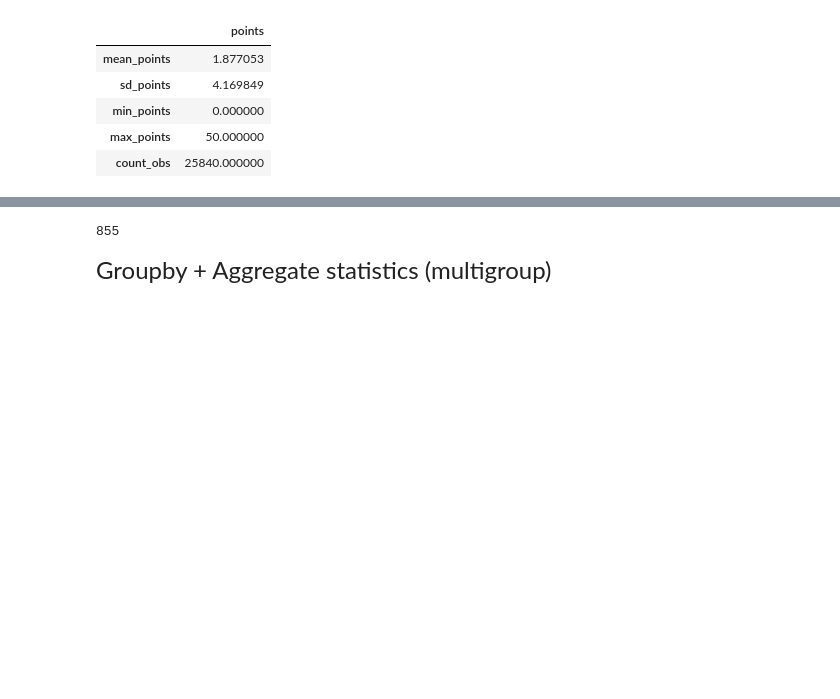
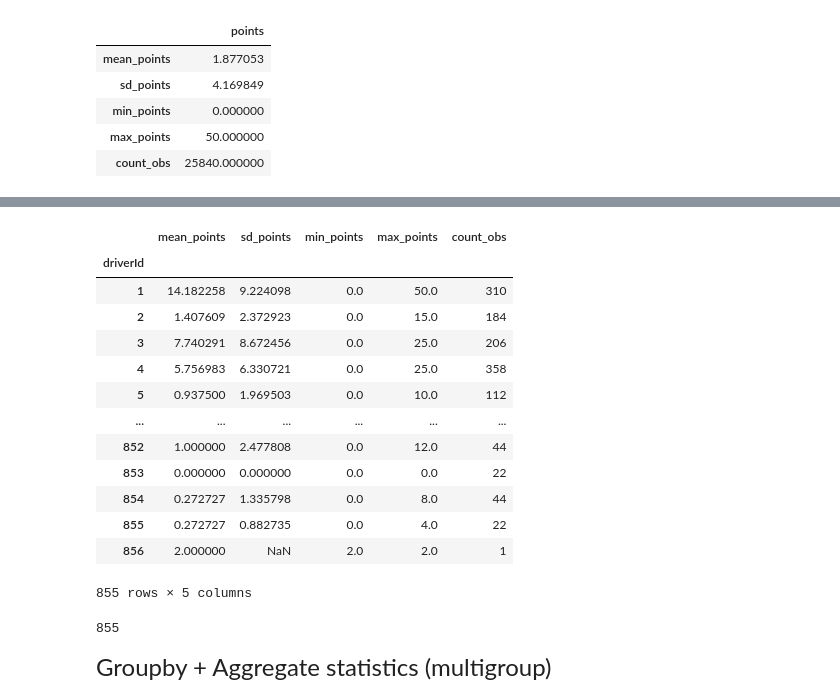
Before and after one commit to riyanshah34/qtm151spring2023, a Jupyter notebook: Lecture 14/Lecture 14.ipynb, the cells around one changed output, grey strips where cells are left out. Cells and saved outputs as stored; diff of their text form; code cells hidden in the pictures; blank space fills up the shorter version.

```diff
--- a/Lecture 14/Lecture 14.ipynb
+++ b/Lecture 14/Lecture 14.ipynb
@@ -161,18 +161,33 @@ Groupby + Aggregate statistics
 # %%
 # In this cases drivers engage in multiple car races
 # We can compute the aggregate statistics for each specific driver across
 # multiple car races
 
 drivers_agg = (results.groupby("driverId")
                       .agg(mean_points = ('points','mean'),
                            sd_points =   ('points','std'),
                            min_points =  ('points','min'),
                            max_points =  ('points','max'),
                            count_obs   = ('points',len)))
 
+display(drivers_agg)
 len(drivers_agg)
 # %% [output]
+|  | mean_points | sd_points | min_points | max_points | count_obs |
+| driverId |  |  |  |  |  |
+| 1 | 14.182258 | 9.224098 | 0.0 | 50.0 | 310 |
+| 2 | 1.407609 | 2.372923 | 0.0 | 15.0 | 184 |
+| 3 | 7.740291 | 8.672456 | 0.0 | 25.0 | 206 |
+| 4 | 5.756983 | 6.330721 | 0.0 | 25.0 | 358 |
+| 5 | 0.937500 | 1.969503 | 0.0 | 10.0 | 112 |
+| ... | ... | ... | ... | ... | ... |
+| 852 | 1.000000 | 2.477808 | 0.0 | 12.0 | 44 |
+| 853 | 0.000000 | 0.000000 | 0.0 | 0.0 | 22 |
+| 854 | 0.272727 | 1.335798 | 0.0 | 8.0 | 44 |
+| 855 | 0.272727 | 0.882735 | 0.0 | 4.0 | 22 |
+| 856 | 2.000000 | NaN | 2.0 | 2.0 | 1 |
-855
+855 rows × 5 columns
+855
 # %% [markdown]
 <font size = "5" >
 Groupby + Aggregate statistics (multigroup)
```
Also changed, not shown: 17 other files.
